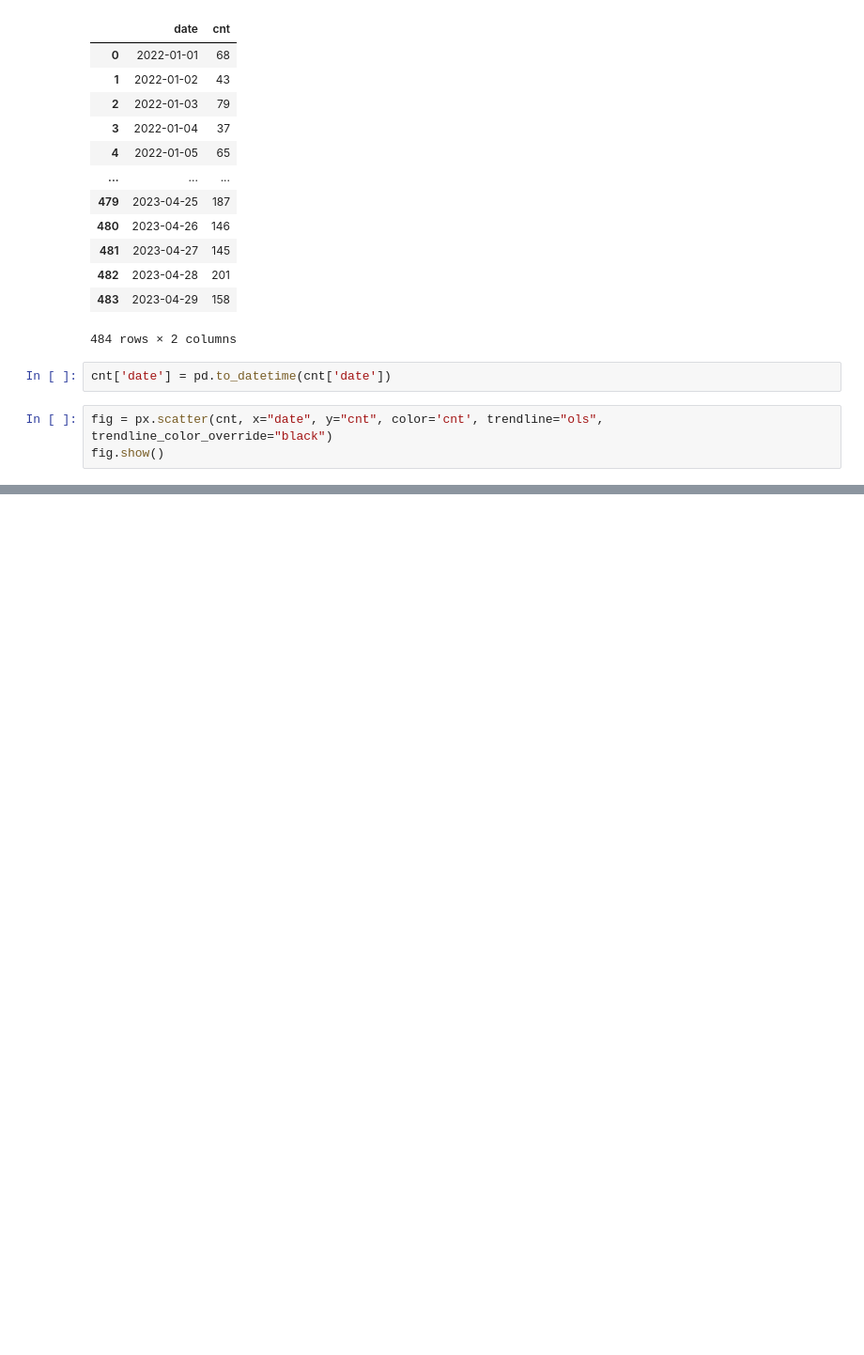
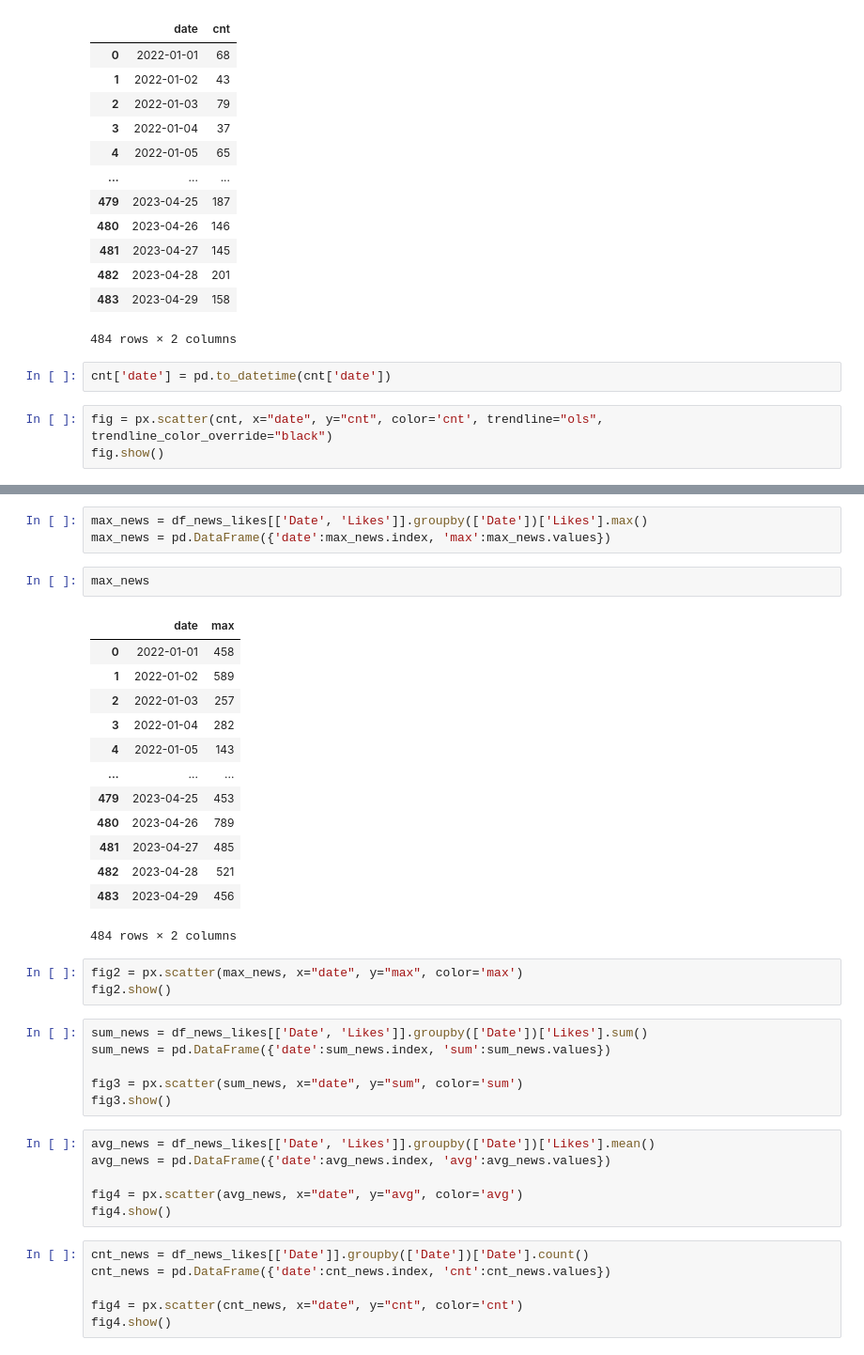
Before and after one commit to alex-dias/hate_twitter_trend, a Jupyter notebook: hate_dateseries.ipynb, the cells around one changed output, grey strips where cells are left out. Shown at 94% size. Drawn from its saved outputs; the diff is of its cells as text; blank space fills up the shorter version.

```diff
--- a/hate_dateseries.ipynb
+++ b/hate_dateseries.ipynb
@@ -110,0 +122,40 @@ fig.show()
+# %%
+max_news = df_news_likes[['Date', 'Likes']].groupby(['Date'])['Likes'].max()
+max_news = pd.DataFrame({'date':max_news.index, 'max':max_news.values})
+# %%
+max_news
+# %% [output]
+|  | date | max |
+| 0 | 2022-01-01 | 458 |
+| 1 | 2022-01-02 | 589 |
+| 2 | 2022-01-03 | 257 |
+| 3 | 2022-01-04 | 282 |
+| 4 | 2022-01-05 | 143 |
+| ... | ... | ... |
+| 479 | 2023-04-25 | 453 |
+| 480 | 2023-04-26 | 789 |
+| 481 | 2023-04-27 | 485 |
+| 482 | 2023-04-28 | 521 |
+| 483 | 2023-04-29 | 456 |
+484 rows × 2 columns
+# %%
+fig2 = px.scatter(max_news, x="date", y="max", color='max')
+fig2.show()
+# %%
+sum_news = df_news_likes[['Date', 'Likes']].groupby(['Date'])['Likes'].sum()
+sum_news = pd.DataFrame({'date':sum_news.index, 'sum':sum_news.values})
+
+fig3 = px.scatter(sum_news, x="date", y="sum", color='sum')
+fig3.show()
+# %%
+avg_news = df_news_likes[['Date', 'Likes']].groupby(['Date'])['Likes'].mean()
+avg_news = pd.DataFrame({'date':avg_news.index, 'avg':avg_news.values})
+
+fig4 = px.scatter(avg_news, x="date", y="avg", color='avg')
+fig4.show()
+# %%
+cnt_news = df_news_likes[['Date']].groupby(['Date'])['Date'].count()
+cnt_news = pd.DataFrame({'date':cnt_news.index, 'cnt':cnt_news.values})
+
+fig4 = px.scatter(cnt_news, x="date", y="cnt", color='cnt')
+fig4.show()
```
Also changed, not shown: parts of 6 cells of this notebook.
